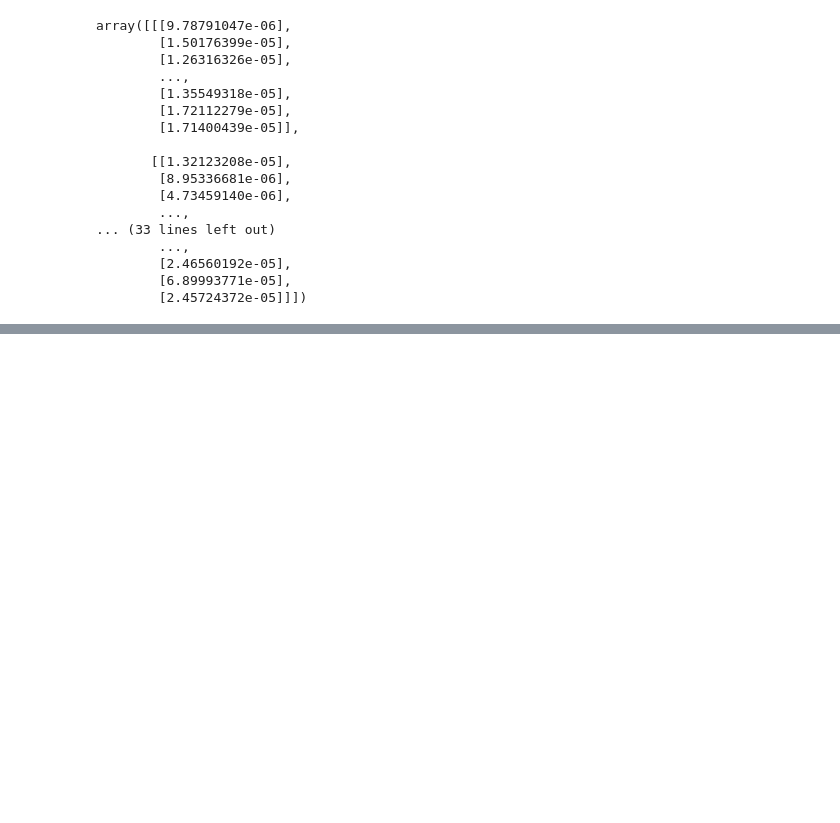
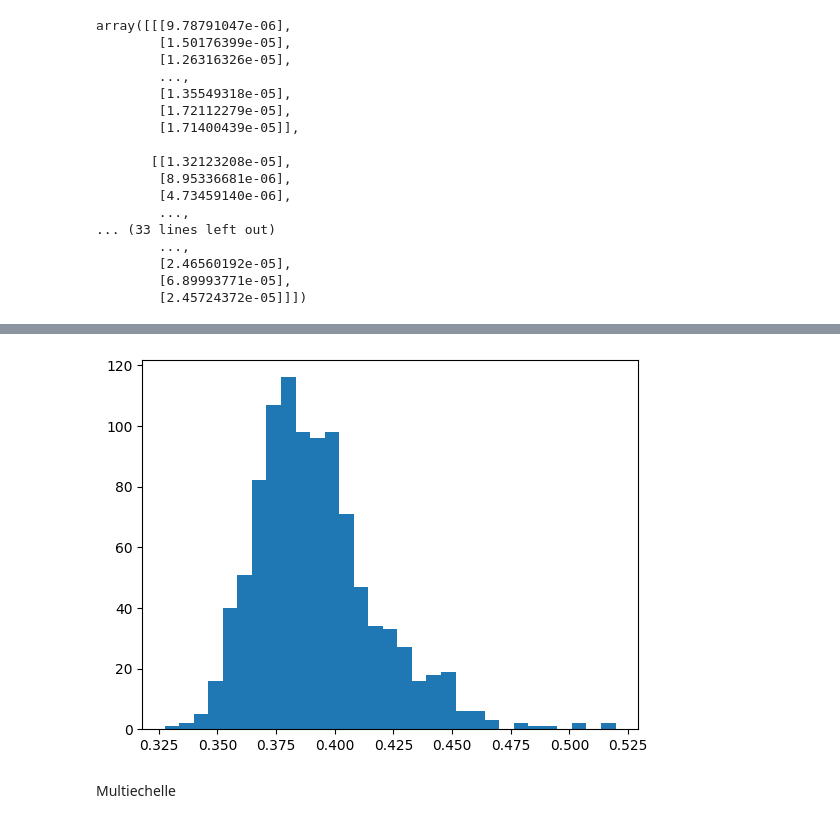
Before and after one commit to fsemecurbe/MMTMSS, a Jupyter notebook: MMTMSS.ipynb, the cells around one changed output, grey strips where cells are left out. Drawn from its saved outputs; the diff is of its cells as text; code cells hidden in the pictures; blank space fills up the shorter version.

```diff
--- a/MMTMSS.ipynb
+++ b/MMTMSS.ipynb
@@ -439,0 +466,10 @@ array([[[9.78791047e-06],
+# %%
+res = []
+for i in range(1000):
+  lnc = multivariate_lognormal_cascade(6, sigma1=0.1**0.5, sigma2=0.1**0.5, corr=.2)
+  res.append(Duncan(lnc))
+plt.hist(res, bins='auto');
+# %% [output]
+[figure, added]
+# %% [markdown]
+Multiechelle
```
Also changed, not shown: parts of 12 cells of this notebook.
